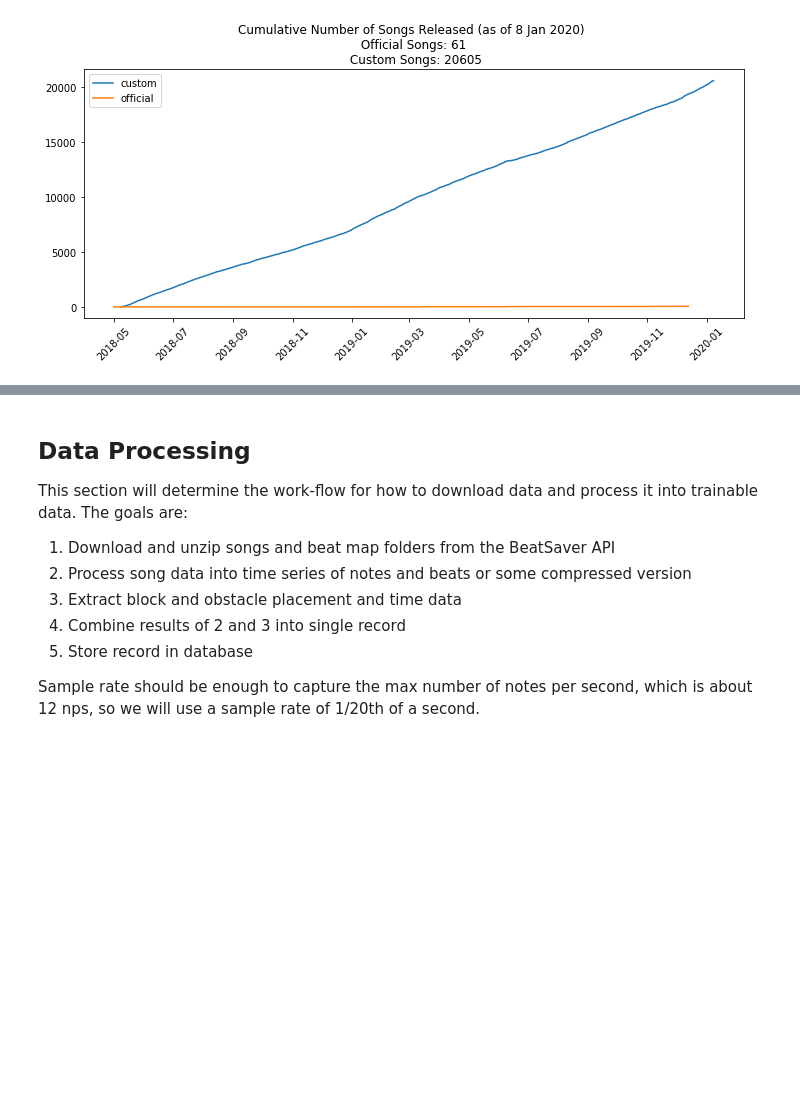
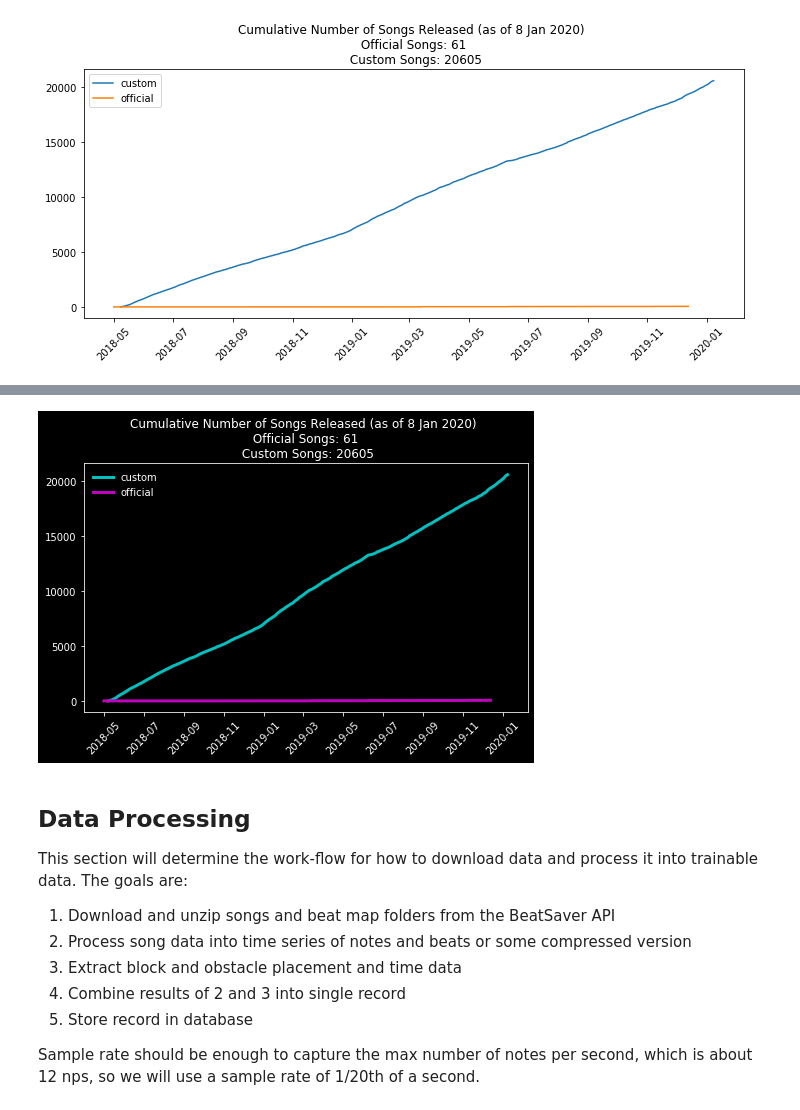
Before and after one commit to wvsharber/BeatMapSynthesizer, a Jupyter notebook: data_gathering_processing.ipynb, the cells around one changed output, grey strips where cells are left out. Drawn from its saved outputs; the diff is of its cells as text; code cells hidden in the pictures; blank space fills up the shorter version.

```diff
--- a/data_gathering_processing.ipynb
+++ b/data_gathering_processing.ipynb
@@ -289,3 +293,15 @@ plt.savefig('Figure1_CumulativeSongsReleased.png', dpi = 200);
+# %%
+plt.style.use('dark_background')
+fig, ax = plt.subplots(figsize = (7, 5))
+ax.plot(all_dates[all_dates['releaser'] == 'custom'].resample('d').count().cumsum()['releaser'], label = 'custom', color = 'c', lw = 3)
+ax.plot(all_dates[all_dates['releaser'] == 'official'].resample('d').count().cumsum()['releaser'], label = 'official', color = 'm', lw = 3)
+ax.legend(framealpha = 0)
+plt.title(f"Cumulative Number of Songs Released (as of 8 Jan 2020) \n Official Songs: {all_dates[all_dates['releaser'] == 'official'].resample('d').count().cumsum()['releaser'][-1]} \n Custom Songs: {all_dates[all_dates['releaser'] == 'custom'].resample('d').count().cumsum()['releaser'][-1]}")
+plt.xticks(rotation = 45)
+plt.tight_layout()
+plt.savefig('Figure1_CumulativeSongsReleased_presentation_version.png', dpi = 200, transparent = True);
+# %% [output]
+[figure, added]
 # %% [markdown]
 ## Data Processing
 
```
Also changed, not shown: parts of 1 cell of this notebook, 13 other files.
